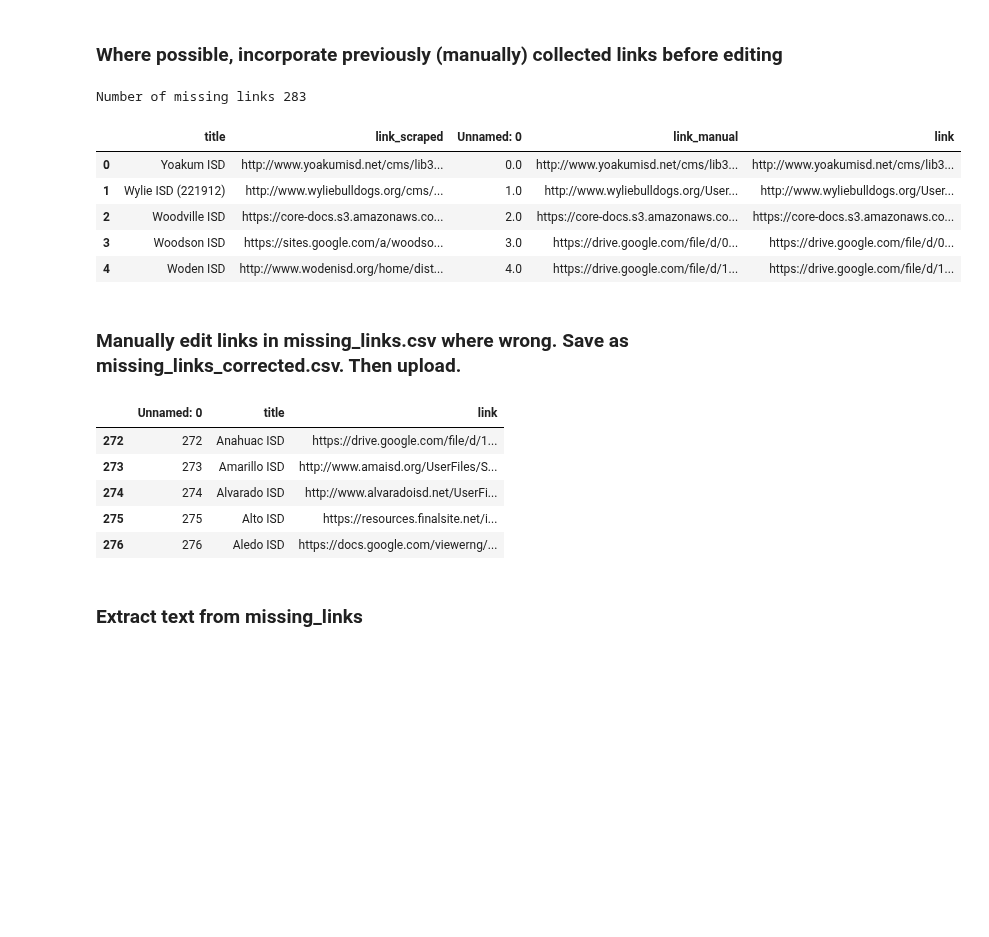
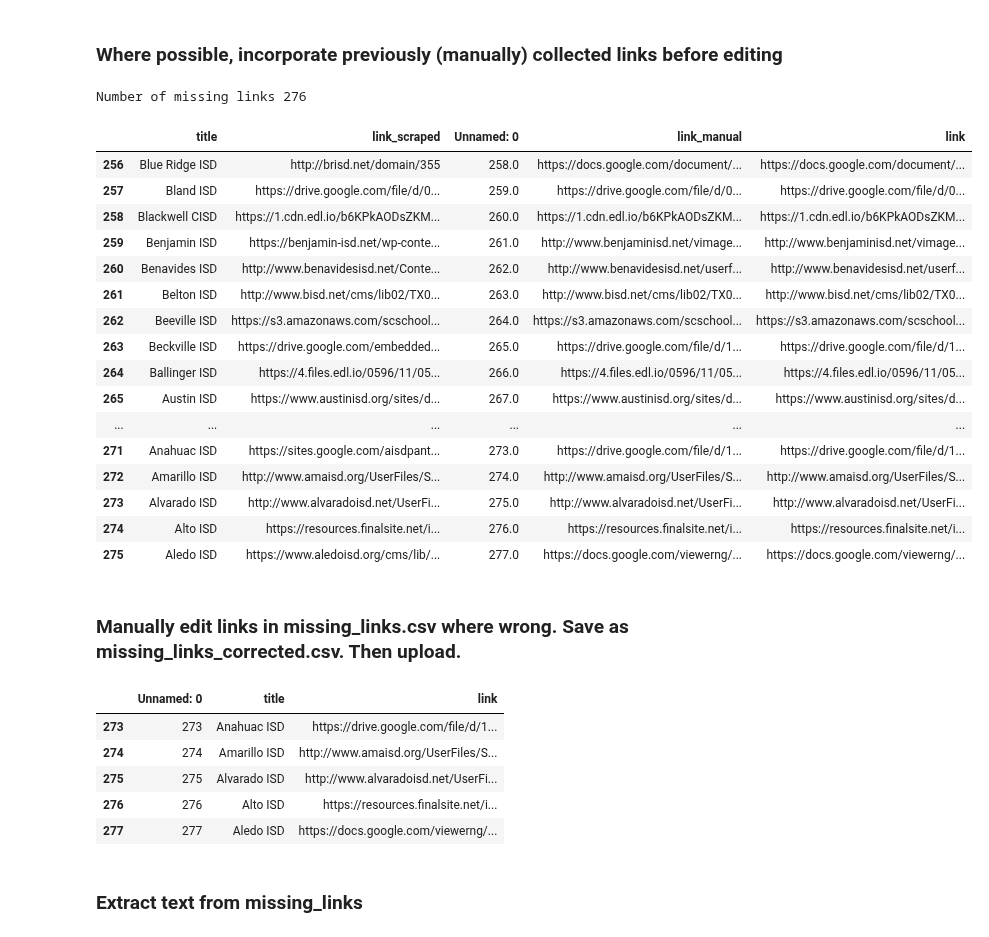
Before and after one commit to KylieLAnglin/dofis, a Jupyter notebook: data_from_plans/07_address_missing_plans.ipynb, the cells around one changed output. Saved outputs shown, nothing was run; the diff lists cells and outputs as text; code cells hidden in the pictures; blank space fills up the shorter version.

```diff
--- a/data_from_plans/07_address_missing_plans.ipynb
+++ b/data_from_plans/07_address_missing_plans.ipynb
@@ -65,21 +90,38 @@ missing_districts.head()
 ### Where possible, incorporate previously (manually) collected links before editing
 # %%
 missing_districts = missing_districts.rename({'link': 'link_scraped'}, axis = 'columns')
+
+# Import previous link fixes
 missing_links = pd.read_csv(os.path.join(data_path, 'missing_links_corrected.csv'))
 missing_links = missing_links.rename({'link': 'link_manual'}, axis = 'columns')
+
+# merge old and new
 missing_links = missing_districts.merge(missing_links, how = 'left', left_on = 'title', right_on = 'title')
 print("Number of missing links", len(missing_links))
+
+# If I haven't manually fixed the link before, show the link with the highest p(doi)
 missing_links['link'] = missing_links.link_manual
 missing_links['link'] = missing_links['link'].fillna(missing_links['link_scraped'])
-missing_links.head()
+missing_links.tail(20)
 # %% [output]
-Number of missing links 283
+Number of missing links 276
 |  | title | link_scraped | Unnamed: 0 | link_manual | link |
-| 0 | Yoakum ISD | http://www.yoakumisd.net/cms/lib3... | 0.0 | http://www.yoakumisd.net/cms/lib3... | http://www.yoakumisd.net/cms/lib3... |
-| 1 | Wylie ISD (221912) | http://www.wyliebulldogs.org/cms/... | 1.0 | http://www.wyliebulldogs.org/User... | http://www.wyliebulldogs.org/User... |
-| 2 | Woodville ISD | https://core-docs.s3.amazonaws.co... | 2.0 | https://core-docs.s3.amazonaws.co... | https://core-docs.s3.amazonaws.co... |
-| 3 | Woodson ISD | https://sites.google.com/a/woodso... | 3.0 | https://drive.google.com/file/d/0... | https://drive.google.com/file/d/0... |
-| 4 | Woden ISD | http://www.wodenisd.org/home/dist... | 4.0 | https://drive.google.com/file/d/1... | https://drive.google.com/file/d/1... |
+| 256 | Blue Ridge ISD | http://brisd.net/domain/355 | 258.0 | https://docs.google.com/document/... | https://docs.google.com/document/... |
+| 257 | Bland ISD | https://drive.google.com/file/d/0... | 259.0 | https://drive.google.com/file/d/0... | https://drive.google.com/file/d/0... |
+| 258 | Blackwell CISD | https://1.cdn.edl.io/b6KPkAODsZKM... | 260.0 | https://1.cdn.edl.io/b6KPkAODsZKM... | https://1.cdn.edl.io/b6KPkAODsZKM... |
+| 259 | Benjamin ISD | https://benjamin-isd.net/wp-conte... | 261.0 | http://www.benjaminisd.net/vimage... | http://www.benjaminisd.net/vimage... |
+| 260 | Benavides ISD | http://www.benavidesisd.net/Conte... | 262.0 | http://www.benavidesisd.net/userf... | http://www.benavidesisd.net/userf... |
+| 261 | Belton ISD | http://www.bisd.net/cms/lib02/TX0... | 263.0 | http://www.bisd.net/cms/lib02/TX0... | http://www.bisd.net/cms/lib02/TX0... |
+| 262 | Beeville ISD | https://s3.amazonaws.com/scschool... | 264.0 | https://s3.amazonaws.com/scschool... | https://s3.amazonaws.com/scschool... |
+| 263 | Beckville ISD | https://drive.google.com/embedded... | 265.0 | https://drive.google.com/file/d/1... | https://drive.google.com/file/d/1... |
+| 264 | Ballinger ISD | https://4.files.edl.io/0596/11/05... | 266.0 | https://4.files.edl.io/0596/11/05... | https://4.files.edl.io/0596/11/05... |
+| 265 | Austin ISD | https://www.austinisd.org/sites/d... | 267.0 | https://www.austinisd.org/sites/d... | https://www.austinisd.org/sites/d... |
+| ... | ... | ... | ... | ... | ... |
+| 271 | Anahuac ISD | https://sites.google.com/aisdpant... | 273.0 | https://drive.google.com/file/d/1... | https://drive.google.com/file/d/1... |
+| 272 | Amarillo ISD | http://www.amaisd.org/UserFiles/S... | 274.0 | http://www.amaisd.org/UserFiles/S... | http://www.amaisd.org/UserFiles/S... |
+| 273 | Alvarado ISD | http://www.alvaradoisd.net/UserFi... | 275.0 | http://www.alvaradoisd.net/UserFi... | http://www.alvaradoisd.net/UserFi... |
+| 274 | Alto ISD | https://resources.finalsite.net/i... | 276.0 | https://resources.finalsite.net/i... | https://resources.finalsite.net/i... |
+| 275 | Aledo ISD | https://www.aledoisd.org/cms/lib/... | 277.0 | https://docs.google.com/viewerng/... | https://docs.google.com/viewerng/... |
 # %%
 missing_links = missing_links[['title', 'link']]
 missing_links.to_csv(os.path.join(data_path, 'missing_links.csv'))
@@ -87,14 +129,14 @@ missing_links.to_csv(os.path.join(data_path, 'missing_links.csv'))
 ### Manually edit links in missing_links.csv where wrong. Save as missing_links_corrected.csv. Then upload.
 # %%
 missing_links = pd.read_csv(os.path.join(data_path, 'missing_links_corrected.csv'))
-missing_links.tail()
+missing_links.tail(5)
 # %% [output]
 |  | Unnamed: 0 | title | link |
-| 272 | 272 | Anahuac ISD | https://drive.google.com/file/d/1... |
-| 273 | 273 | Amarillo ISD | http://www.amaisd.org/UserFiles/S... |
-| 274 | 274 | Alvarado ISD | http://www.alvaradoisd.net/UserFi... |
-| 275 | 275 | Alto ISD | https://resources.finalsite.net/i... |
-| 276 | 276 | Aledo ISD | https://docs.google.com/viewerng/... |
+| 273 | 273 | Anahuac ISD | https://drive.google.com/file/d/1... |
+| 274 | 274 | Amarillo ISD | http://www.amaisd.org/UserFiles/S... |
+| 275 | 275 | Alvarado ISD | http://www.alvaradoisd.net/UserFi... |
+| 276 | 276 | Alto ISD | https://resources.finalsite.net/i... |
+| 277 | 277 | Aledo ISD | https://docs.google.com/viewerng/... |
 # %% [markdown]
 ### Extract text from missing_links
 # %%
```
Also changed, not shown: parts of 32 cells of this notebook, 10 other files.
